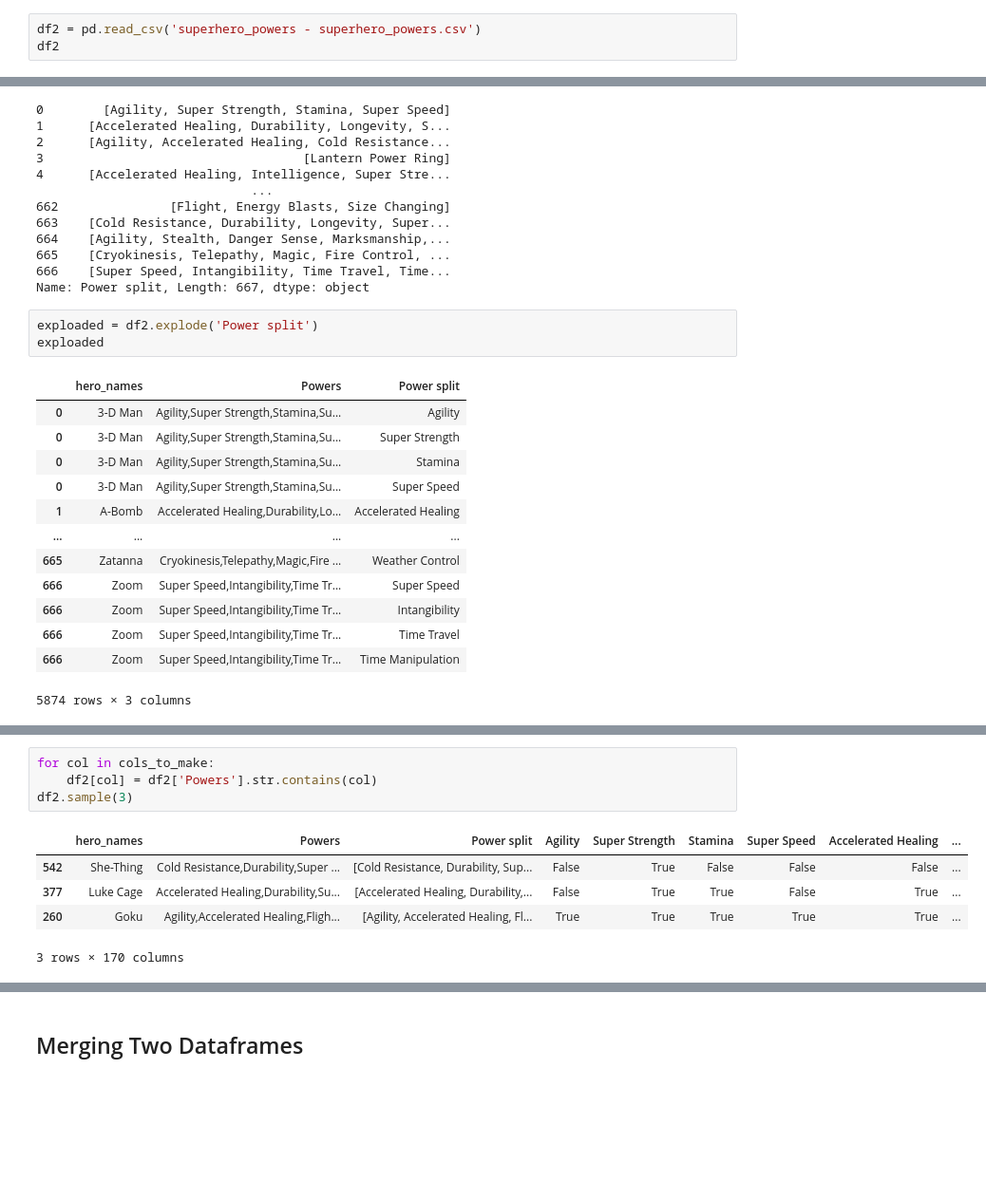
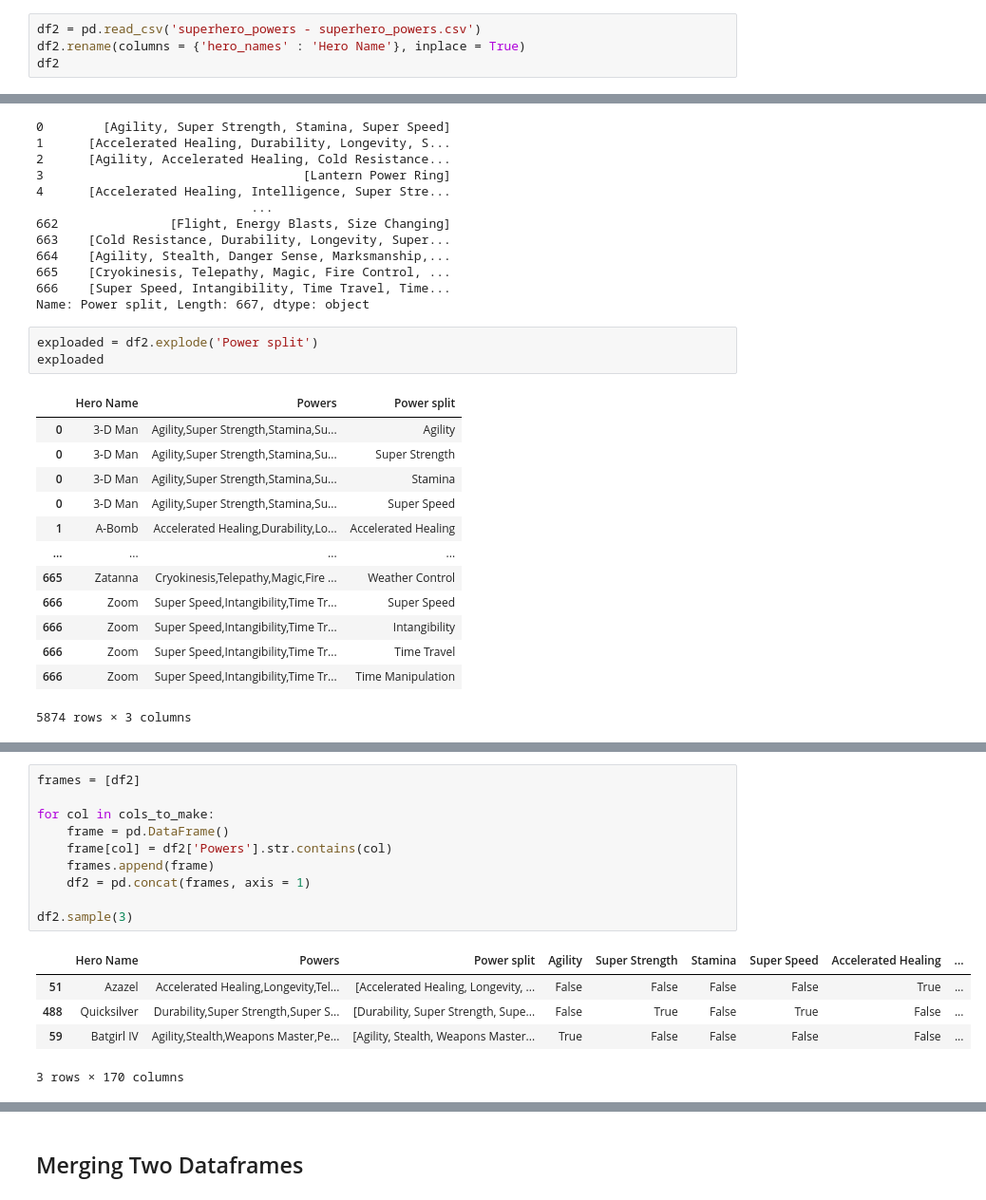
Before and after one commit to juDEcorous/CORE-Applying-Advanced-Transformations, a Jupyter notebook: CORE Applying Advanced Transformations.ipynb, the cells around one changed output, grey strips where cells are left out. Shown at 95% size. Drawn from its saved outputs; the diff is of its cells as text; blank space fills up the shorter version.

```diff
--- a/CORE Applying Advanced Transformations.ipynb
+++ b/CORE Applying Advanced Transformations.ipynb
@@ -153,5 +153,6 @@ df1
 ### Powers
 # %%
 df2 = pd.read_csv('superhero_powers - superhero_powers.csv')
+df2.rename(columns = {'hero_names' : 'Hero Name'}, inplace = True)
 df2
 # %% [output]
@@ -193,7 +194,7 @@ Name: Power split, Length: 667, dtype: object
 exploaded = df2.explode('Power split')
 exploaded
 # %% [output]
-|  | hero_names | Powers | Power split |
+|  | Hero Name | Powers | Power split |
 | 0 | 3-D Man | Agility,Super Strength,Stamina,Su... | Agility |
 | 0 | 3-D Man | Agility,Super Strength,Stamina,Su... | Super Strength |
 | 0 | 3-D Man | Agility,Super Strength,Stamina,Su... | Stamina |
@@ -229,13 +230,19 @@ array(['Agility', 'Super Strength', 'Stamina', 'Super Speed',
        'Hair Manipulation', 'Nova Force', 'Odin Force', 'Phoenix Force',
        'Intuitive aptitude', 'Melting', 'Changing Armor'], dtype=object)
 # %%
+frames = [df2]
+
 for col in cols_to_make:
-    df2[col] = df2['Powers'].str.contains(col)
+    frame = pd.DataFrame()
+    frame[col] = df2['Powers'].str.contains(col)
+    frames.append(frame)
+    df2 = pd.concat(frames, axis = 1)
+
 df2.sample(3)
 # %% [output]
-|  | hero_names | Powers | Power split | Agility | Super Strength | Stamina | Super Speed | Accelerated Healing | ... |
-| 542 | She-Thing | Cold Resistance,Durability,Super ... | [Cold Resistance, Durability, Sup... | False | True | False | False | False | ... |
-| 377 | Luke Cage | Accelerated Healing,Durability,Su... | [Accelerated Healing, Durability,... | False | True | True | False | True | ... |
-| 260 | Goku | Agility,Accelerated Healing,Fligh... | [Agility, Accelerated Healing, Fl... | True | True | True | True | True | ... |
+|  | Hero Name | Powers | Power split | Agility | Super Strength | Stamina | Super Speed | Accelerated Healing | ... |
+| 51 | Azazel | Accelerated Healing,Longevity,Tel... | [Accelerated Healing, Longevity, ... | False | False | False | False | True | ... |
+| 488 | Quicksilver | Durability,Super Strength,Super S... | [Durability, Super Strength, Supe... | False | True | False | True | False | ... |
+| 59 | Batgirl IV | Agility,Stealth,Weapons Master,Pe... | [Agility, Stealth, Weapons Master... | True | False | False | False | False | ... |
 3 rows × 170 columns
 # %%
```
Also changed, not shown: parts of 11 cells of this notebook.
